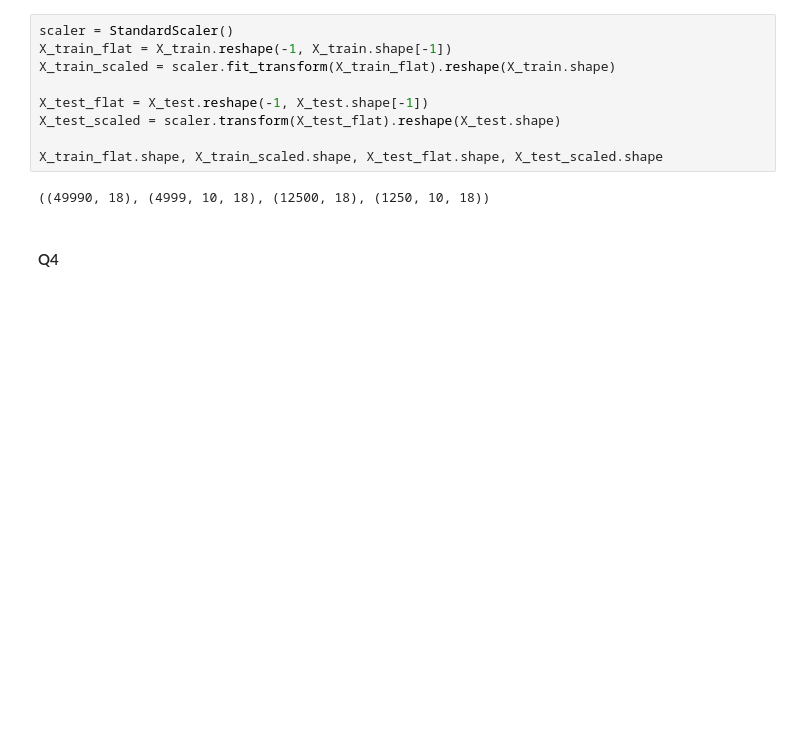
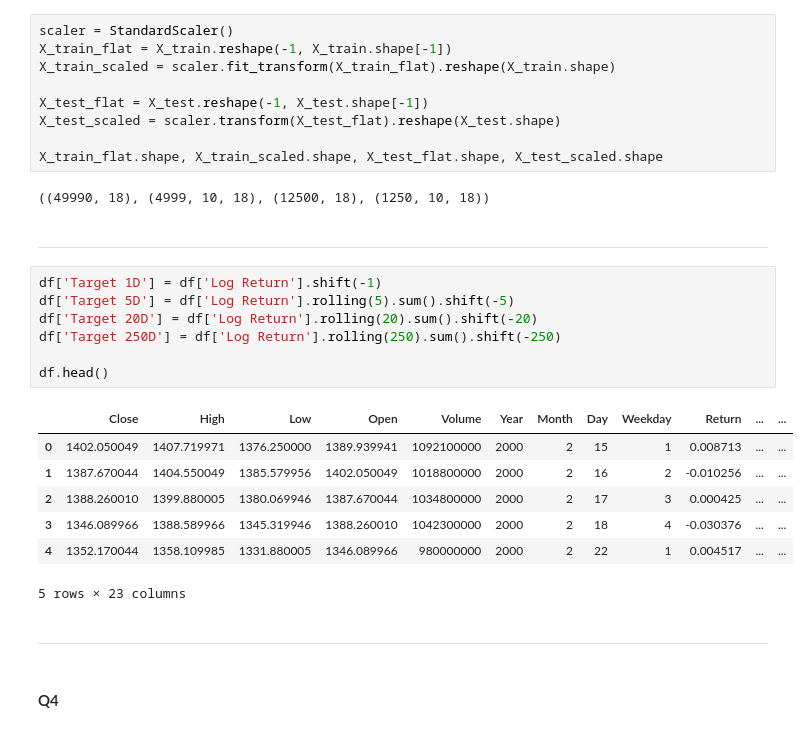
Before and after one commit to hmezer/backtest-machine, a Jupyter notebook: scripts/q3.ipynb, the cells around one changed output. Saved outputs shown, nothing was run; the diff lists cells and outputs as text; blank space fills up the shorter version.

```diff
--- a/scripts/q3.ipynb
+++ b/scripts/q3.ipynb
@@ -63,6 +77,25 @@ X_test_scaled = scaler.transform(X_test_flat).reshape(X_test.shape)
 X_train_flat.shape, X_train_scaled.shape, X_test_flat.shape, X_test_scaled.shape
 # %% [output]
 ((49990, 18), (4999, 10, 18), (12500, 18), (1250, 10, 18))
+# %% [markdown]
+***
+# %%
+df['Target 1D'] = df['Log Return'].shift(-1)
+df['Target 5D'] = df['Log Return'].rolling(5).sum().shift(-5)
+df['Target 20D'] = df['Log Return'].rolling(20).sum().shift(-20)
+df['Target 250D'] = df['Log Return'].rolling(250).sum().shift(-250)
+
+df.head()
+# %% [output]
+|  | Close | High | Low | Open | Volume | Year | Month | Day | Weekday | Return | ... | ... |
+| 0 | 1402.050049 | 1407.719971 | 1376.250000 | 1389.939941 | 1092100000 | 2000 | 2 | 15 | 1 | 0.008713 | ... | ... |
+| 1 | 1387.670044 | 1404.550049 | 1385.579956 | 1402.050049 | 1018800000 | 2000 | 2 | 16 | 2 | -0.010256 | ... | ... |
+| 2 | 1388.260010 | 1399.880005 | 1380.069946 | 1387.670044 | 1034800000 | 2000 | 2 | 17 | 3 | 0.000425 | ... | ... |
+| 3 | 1346.089966 | 1388.589966 | 1345.319946 | 1388.260010 | 1042300000 | 2000 | 2 | 18 | 4 | -0.030376 | ... | ... |
+| 4 | 1352.170044 | 1358.109985 | 1331.880005 | 1346.089966 | 980000000 | 2000 | 2 | 22 | 1 | 0.004517 | ... | ... |
+5 rows × 23 columns
+# %% [markdown]
+***
 # %% [markdown]
 #### Q4
 # %%
```
Also changed, not shown: parts of 8 cells of this notebook.
